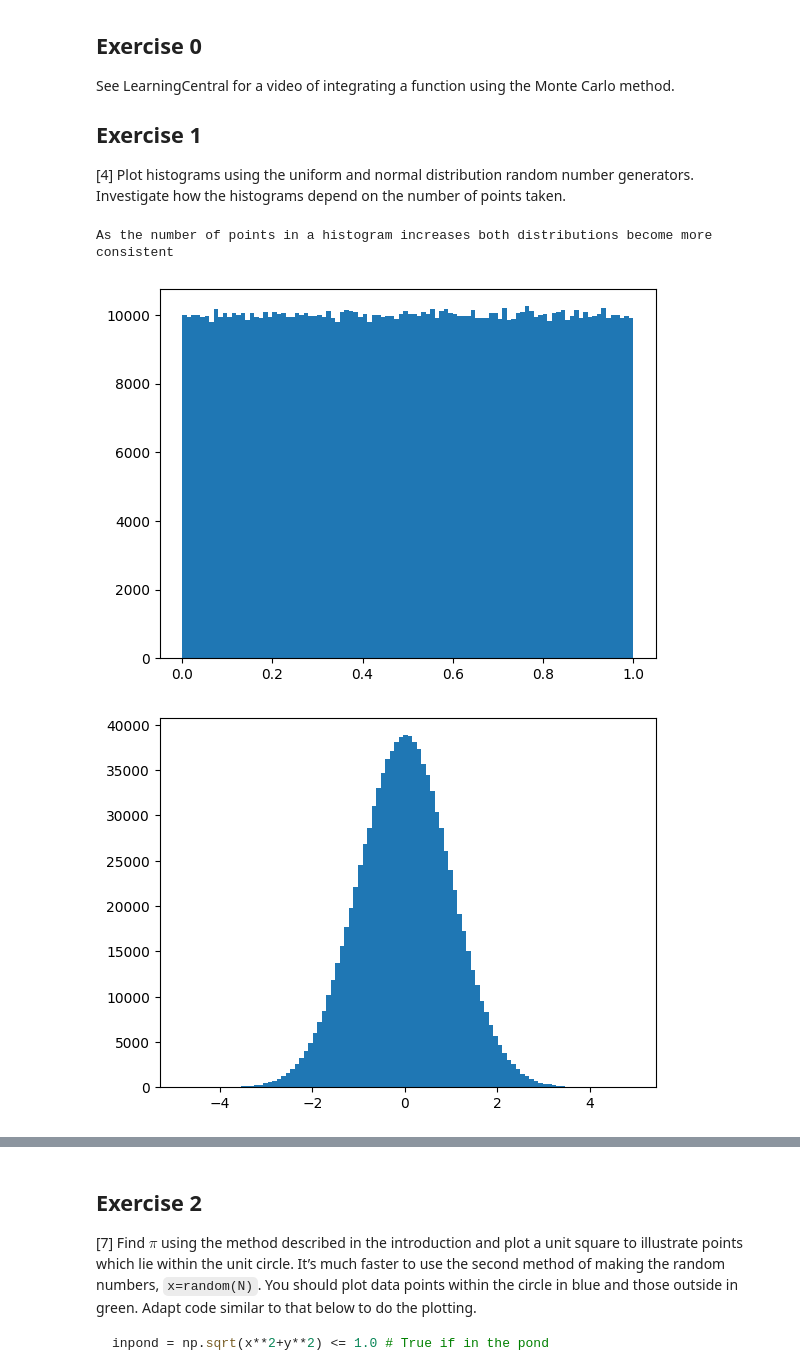
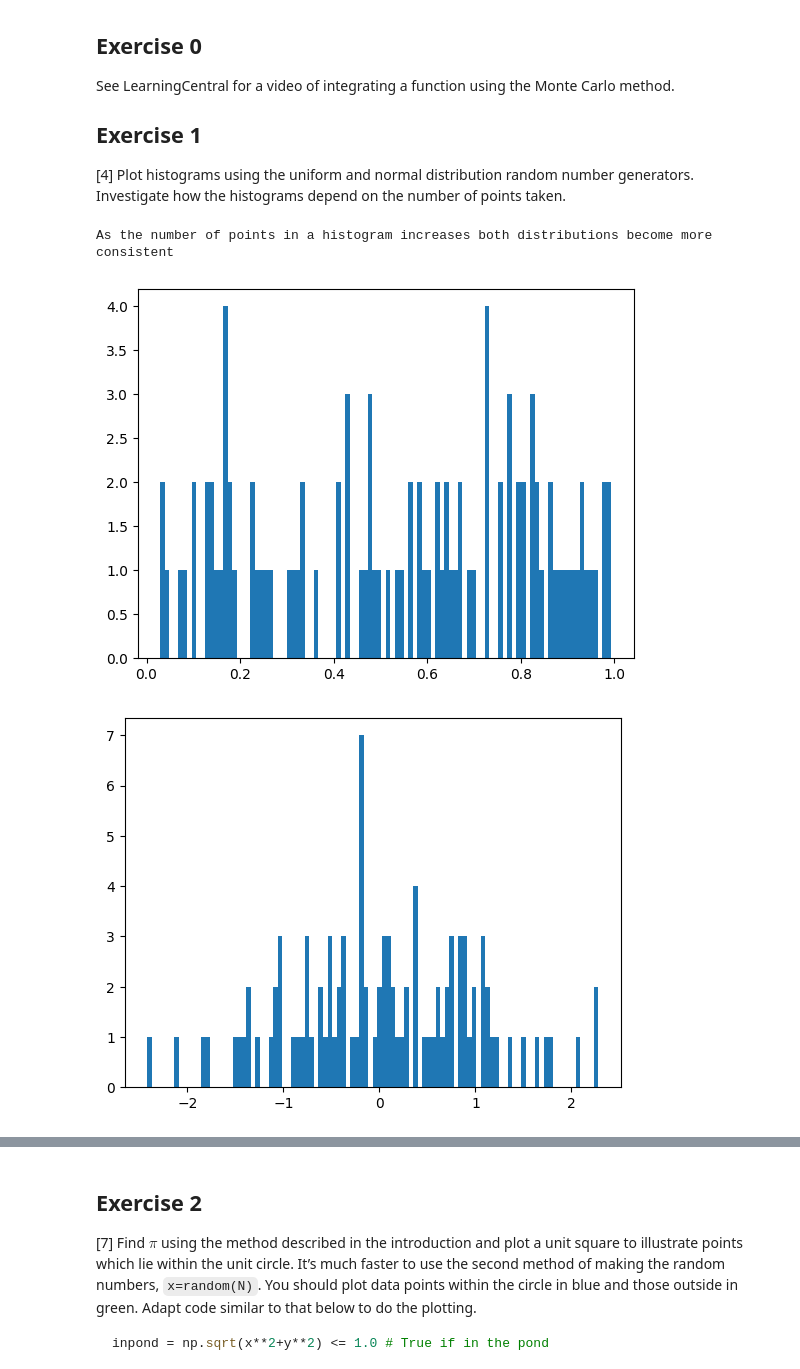
Before and after one commit to PX2145-2025/week-6-b-evans-gruff, a Jupyter notebook: Monte_Carlo.ipynb, the cells around one changed output, grey strips where cells are left out. Drawn from its saved outputs; the diff is of its cells as text; code cells hidden in the pictures.

```diff
--- a/Monte_Carlo.ipynb
+++ b/Monte_Carlo.ipynb
@@ -185,18 +185,42 @@ taken.
 # %%
 import numpy as np
 import matplotlib.pyplot as plt
 
 #Generate data
-r_uni = np.random.uniform(0,1,1000000)
-r_norm = np.random.normal(0,1,1000000)
+r_uni1 = np.random.uniform(0,1,100)
+r_norm1 = np.random.normal(0,1,100)
+r_uni2 = np.random.uniform(0,1,1000)
+r_norm2 = np.random.normal(0,1,1000)
+r_uni3 = np.random.uniform(0,1,10000)
+r_norm3 = np.random.normal(0,1,10000)
+r_uni4 = np.random.uniform(0,1,100000)
+r_norm4 = np.random.normal(0,1,100000)
+r_uni5 = np.random.uniform(0,1,1000000)
+r_norm5 = np.random.normal(0,1,1000000)
 
 #Plot data
 plt.figure()
-plt.hist(r_uni, bins=100)
+plt.hist(r_uni1, bins=100)
 plt.figure()
-plt.hist(r_norm, bins=100)
+plt.hist(r_norm1, bins=100)
+plt.figure()
+plt.hist(r_uni2, bins=100)
+plt.figure()
+plt.hist(r_norm2, bins=100)
+plt.figure()
+plt.hist(r_uni3, bins=100)
+plt.figure()
+plt.hist(r_norm3, bins=100)
+plt.figure()
+plt.hist(r_uni4, bins=100)
+plt.figure()
+plt.hist(r_norm4, bins=100)
+plt.figure()
+plt.hist(r_uni5, bins=100)
+plt.figure()
+plt.hist(r_norm5, bins=100)
 print('As the number of points in a histogram increases both distributions become more consistent')
 # %% [output]
 As the number of points in a histogram increases both distributions become more consistent
-[figure, old version]
+[figure, new version]
-[figure, old version]
+[figure, new version]
```
Also changed, not shown: parts of 1 cell of this notebook.
